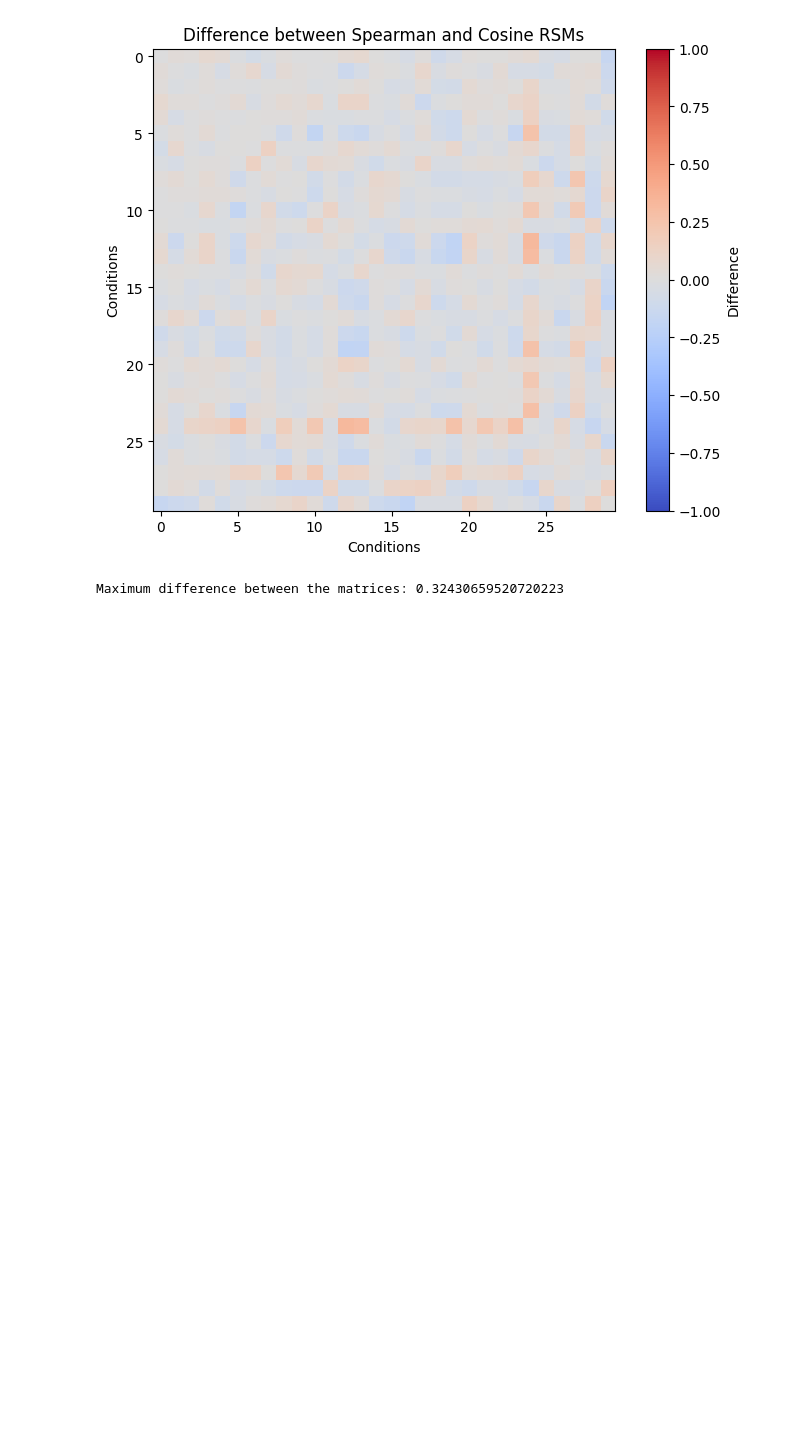
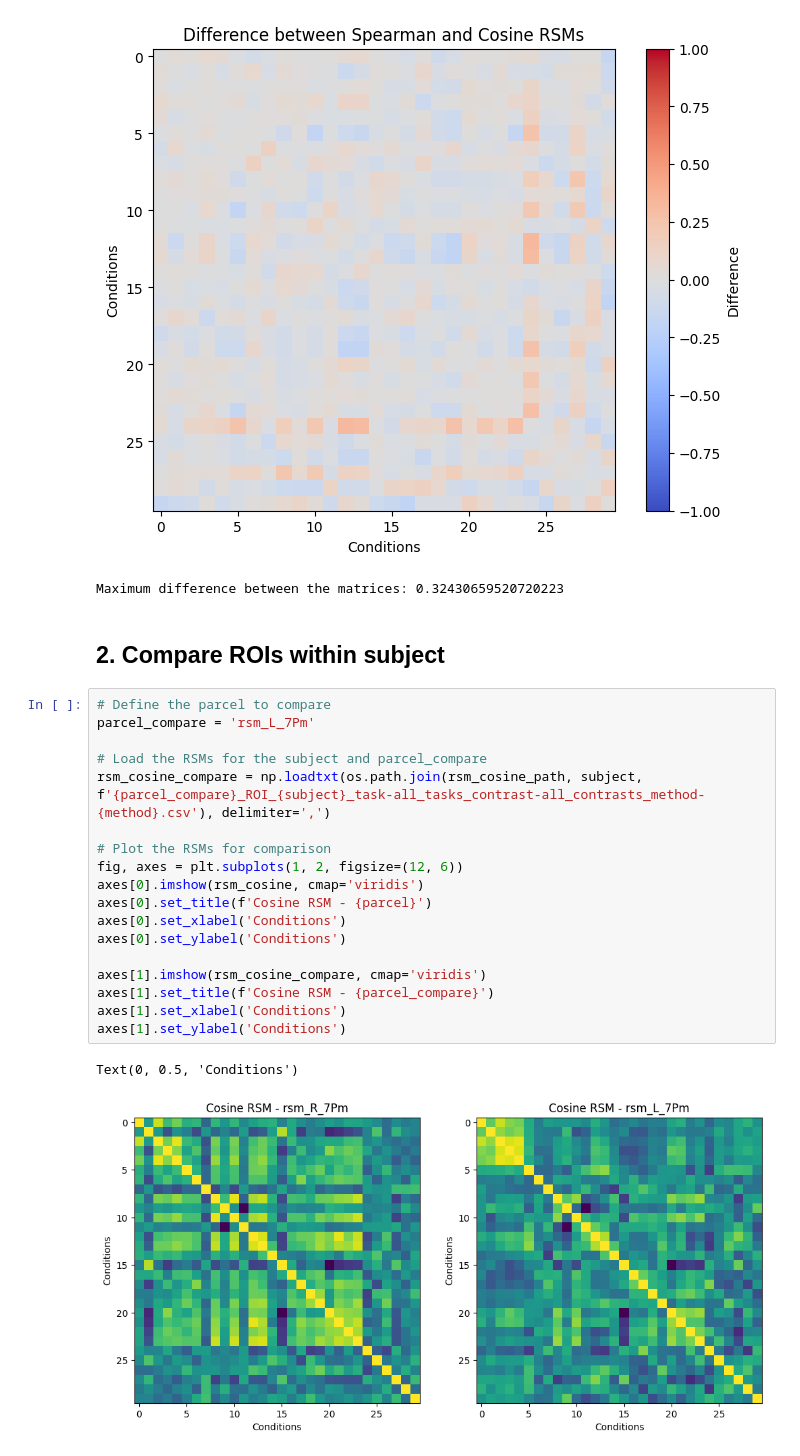
Before and after one commit to Cognitive-Neuroscience-Neurotechnology/ibc_latent, a Jupyter notebook: RSA/src/RSM_Visualization.ipynb, the cells around one changed output. Drawn from its saved outputs; the diff is of its cells as text; blank space fills up the shorter version.

```diff
--- a/RSA/src/RSM_Visualization.ipynb
+++ b/RSA/src/RSM_Visualization.ipynb
@@ -68,3 +69,26 @@ print(f"Maximum difference between the matrices: {max_difference}")
 # %% [output]
 [figure]
 Maximum difference between the matrices: 0.32430659520720223
+# %% [markdown]
+## 2. Compare ROIs within subject
+# %%
+# Define the parcel to compare
+parcel_compare = 'rsm_L_7Pm'
+
+# Load the RSMs for the subject and parcel_compare
+rsm_cosine_compare = np.loadtxt(os.path.join(rsm_cosine_path, subject, f'{parcel_compare}_ROI_{subject}_task-all_tasks_contrast-all_contrasts_method-{method}.csv'), delimiter=',')
+
+# Plot the RSMs for comparison
+fig, axes = plt.subplots(1, 2, figsize=(12, 6))
+axes[0].imshow(rsm_cosine, cmap='viridis')
+axes[0].set_title(f'Cosine RSM - {parcel}')
+axes[0].set_xlabel('Conditions')
+axes[0].set_ylabel('Conditions')
+
+axes[1].imshow(rsm_cosine_compare, cmap='viridis')
+axes[1].set_title(f'Cosine RSM - {parcel_compare}')
+axes[1].set_xlabel('Conditions')
+axes[1].set_ylabel('Conditions')
+# %% [output]
+Text(0, 0.5, 'Conditions')
+[figure, added]
```
Also changed, not shown: parts of 4 cells of this notebook.
